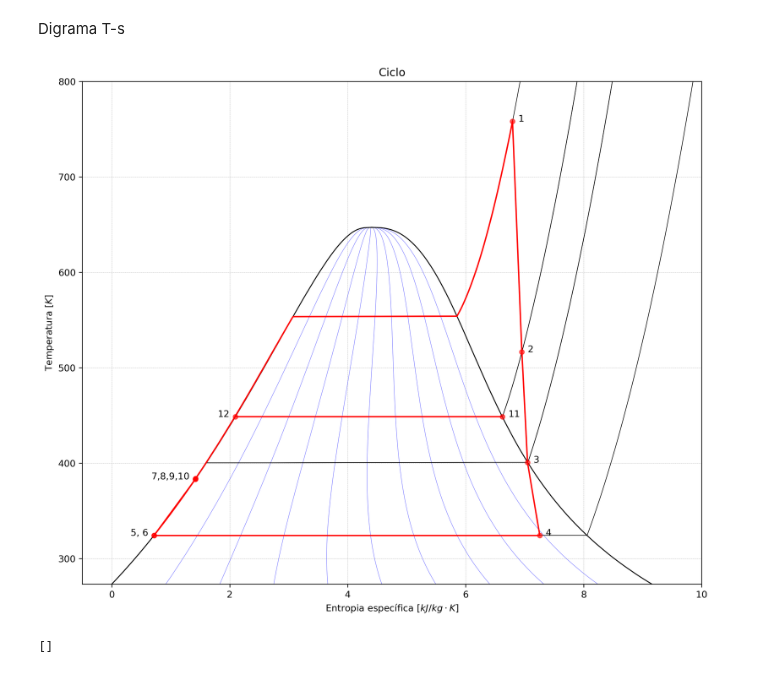
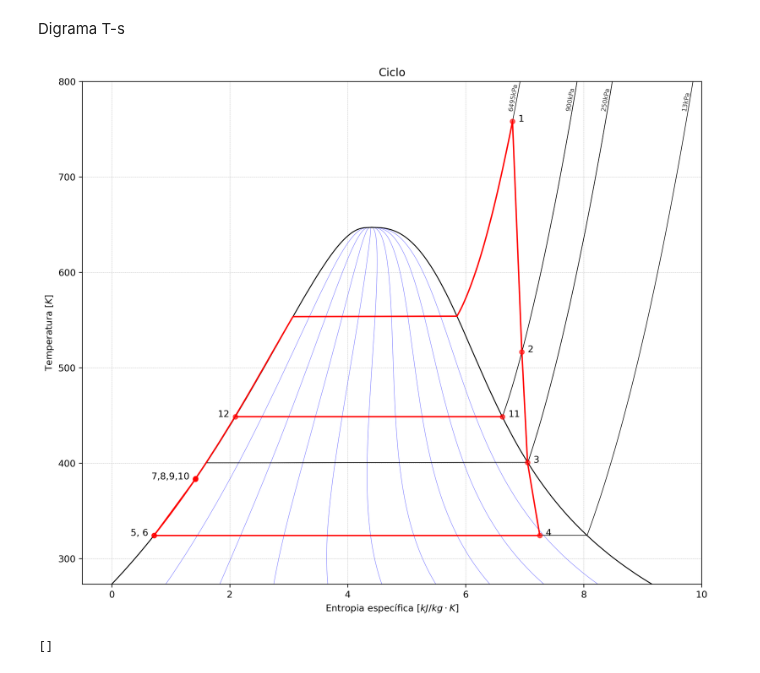
Before and after one commit to luaneng/gdv, a Jupyter notebook: projeto/main.ipynb, the cells around one changed output. Drawn from its saved outputs; the diff is of its cells as text; code cells hidden in the pictures.

```diff
--- a/projeto/main.ipynb
+++ b/projeto/main.ipynb
@@ -361,6 +361,15 @@ for c in arange(0.1, 1, 0.1):
 for c in P:
   s = prop('S', 'T', linspace(Tmin, 800, 10**3), 'P', c*10**3, fluido)/10**3
   plt.plot(s, linspace(Tmin, 800, 10**3), color='black',alpha=0.8, lw=0.6)
+
+#Inserindo nome nas linhas de pressão constante
+def entropy(p):
+  return prop('S', 'P', p*10**3, 'T', 770, fluido)/10**3
+
+plt.text(entropy(p=P[0])-0.12, 770, f'{P[0]:.0f}kPa', fontsize=7, rotation = -280, alpha=0.8)
+plt.text(entropy(p=P[1])-0.12, 770, f'{P[1]:.0f}kPa', fontsize=7, rotation = -280, alpha=0.8)
+plt.text(entropy(p=P[2])-0.12, 770, f'{P[2]:.0f}kPa', fontsize=7, rotation = -280, alpha=0.8)
+plt.text(entropy(p=P[3])-0.12, 770, f'{P[3]:.0f}kPa', fontsize=7, rotation = -280, alpha=0.8)
 
 #Domo:
 s = prop('S','T' ,T_array ,'Q',0 ,fluido)/10**3
@@ -374,34 +383,34 @@ temperatura_k = list(map(lambda x: x+273.15, temperatura))
 #Inserindo pontos
 plt.plot(entropia, temperatura_k, 'ro', markersize=5, alpha=0.6)
 
 #Ciclo
 T_var = linspace(max(temperatura_k), min(temperatura_k), 1000)
 s = prop('S','P', P[0]*10**3, 'T',T_var,'Water')/10**3
 plt.plot(s,T_var,'r',lw=1.5)
 
 for c in range(len(estados)-3):
     c = c+1
     plt.plot([entropia[c-1], entropia[c]],[temperatura_k[c-1], temperatura_k[c]],color='r',lw=1.5)
 
 plt.plot([entropia[10], entropia[11]],[temperatura_k[10], temperatura_k[11]],color='r',lw=1.5)
 
 #Inserindo nome nos pontos
 plt.text(entropia[0]+0.1, temperatura_k[0], '1',ha='left')
 plt.text(entropia[1]+0.1, temperatura_k[1], '2',ha='left')
 plt.text(entropia[2]+0.1, temperatura_k[2], '3',ha='left')
 plt.text(entropia[3]+0.1, temperatura_k[3], '4',ha='left')
 plt.text(entropia[4]-0.1, temperatura_k[4], '5, 6',ha='right')
 plt.text(entropia[6]-0.1, temperatura_k[6], '7,8,9,10',ha='right')
 plt.text(entropia[10]+0.1, temperatura_k[10], '11',ha='left')
 plt.text(entropia[11]-0.1, temperatura_k[11], '12',ha='right')
 
 plt.grid(ls='--', lw=0.3)
 plt.title('Ciclo')
 plt.xlabel(r'Entropia específica $[kJ/kg \cdot K]$')
 plt.ylabel(r'Temperatura $[K]$')
 plt.show()
 # %% [output]
-[figure, old version]
+[figure, new version]
 # %%
 fig = plt.figure()
 ax = fig.add_axes([0,0,1,1])
```
